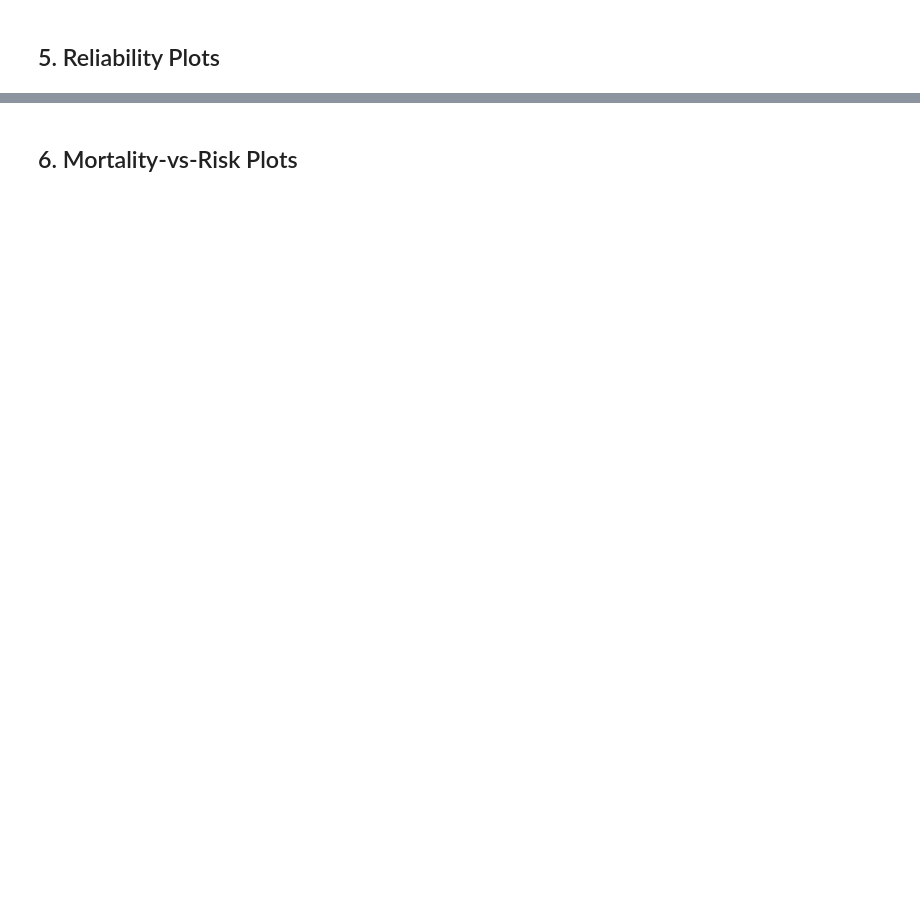
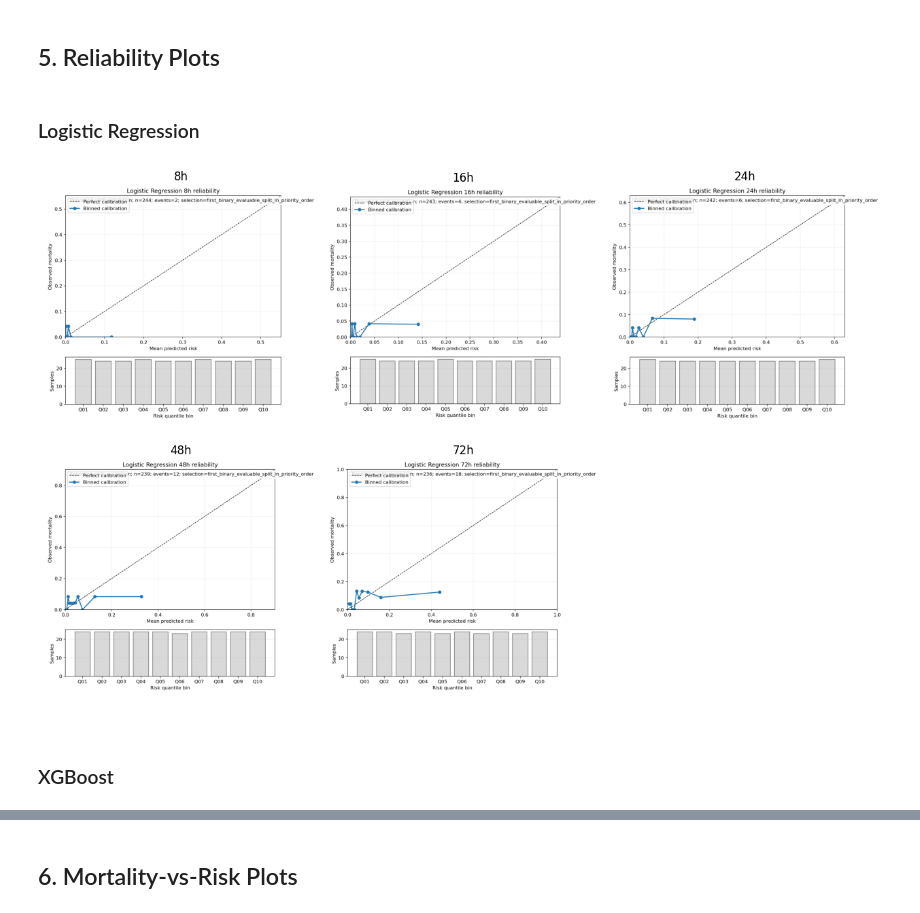
Before and after one commit to joameyer/1-mortality-decomposition, a Jupyter notebook: hpc-1-mortality-decomposition/notebooks/ch1_asic_baseline_evaluation_review.ipynb, the cells around one changed output, grey strips where cells are left out. Cells and saved outputs as stored; diff of their text form; code cells hidden in the pictures; blank space fills up the shorter version.

```diff
--- a/hpc-1-mortality-decomposition/notebooks/ch1_asic_baseline_evaluation_review.ipynb
+++ b/hpc-1-mortality-decomposition/notebooks/ch1_asic_baseline_evaluation_review.ipynb
@@ -202,6 +273,13 @@ else:
 # %%
 for model_name in MODELS:
     display(Markdown(f"### {model_label(model_name)}"))
-    image_paths = [evaluation_path(model_name, f"horizon_{horizon_h}h/reliability_plot.png") for horizon_h in HORIZONS]
+    image_paths = [
+        evaluation_image_path(model_name, f"horizon_{horizon_h}h/reliability_plot.png")
+        for horizon_h in HORIZONS
+    ]
     titles = [f"{horizon_h}h" for horizon_h in HORIZONS]
     show_image_grid(image_paths, titles, ncols=3, figsize_scale=4.2)
+# %% [output]
+### Logistic Regression
+[figure, added]
+### XGBoost
```
Also changed, not shown: parts of 10 cells of this notebook, 21 other files.
